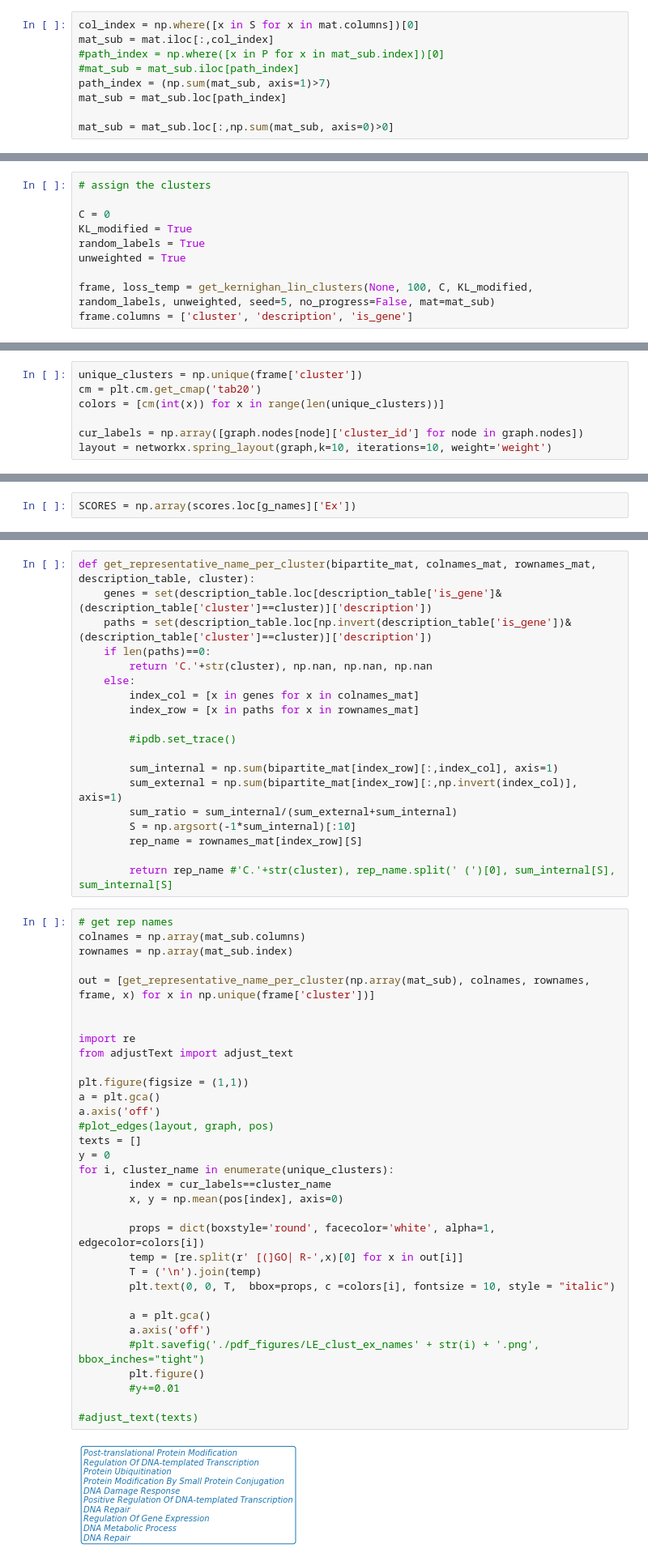
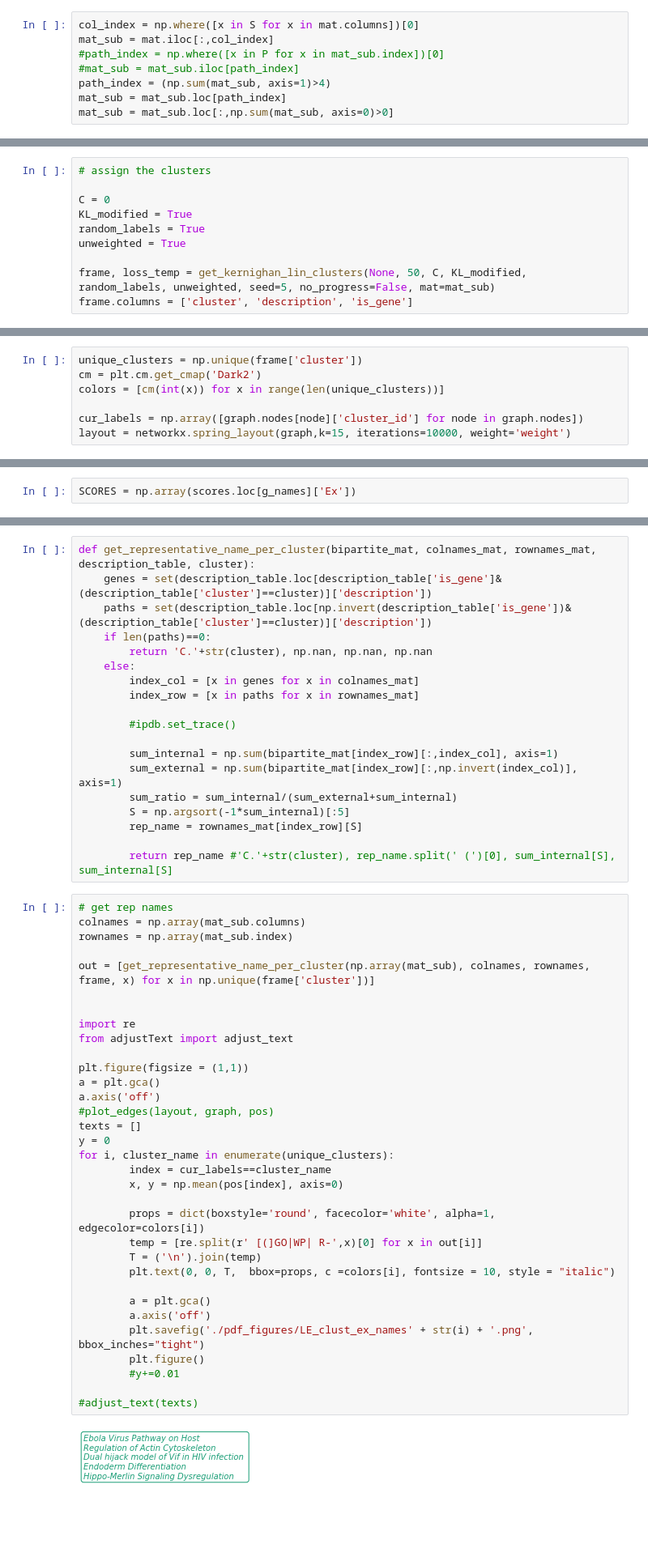
Before and after one commit to djunamay/ABCA7lof2, a Jupyter notebook: 10-KL_clusters.ipynb, the cells around one changed output, grey strips where cells are left out. Shown at 81% size. Cells and saved outputs as stored; diff of their text form; blank space fills up the shorter version.

```diff
--- a/10-KL_clusters.ipynb
+++ b/10-KL_clusters.ipynb
@@ -46,9 +41,8 @@ col_index = np.where([x in S for x in mat.columns])[0]
 mat_sub = mat.iloc[:,col_index]
 #path_index = np.where([x in P for x in mat_sub.index])[0]
 #mat_sub = mat_sub.iloc[path_index]
-path_index = (np.sum(mat_sub, axis=1)>7)
+path_index = (np.sum(mat_sub, axis=1)>4)
 mat_sub = mat_sub.loc[path_index]
-
 mat_sub = mat_sub.loc[:,np.sum(mat_sub, axis=0)>0]
 # %%
 mat_sub.shape
@@ -66,6 +56,6 @@ KL_modified = True
 random_labels = True
 unweighted = True
 
-frame, loss_temp = get_kernighan_lin_clusters(None, 100, C, KL_modified, random_labels, unweighted, seed=5, no_progress=False, mat=mat_sub)
+frame, loss_temp = get_kernighan_lin_clusters(None, 50, C, KL_modified, random_labels, unweighted, seed=5, no_progress=False, mat=mat_sub)
 frame.columns = ['cluster', 'description', 'is_gene']
 # %% [output]
@@ -99,11 +89,11 @@ components = list(networkx.connected_components(graph))
 unique_clusters = np.unique(np.array([graph.nodes[node]['cluster_id'] for node in graph.nodes]))
 # %%
 unique_clusters = np.unique(frame['cluster'])
-cm = plt.cm.get_cmap('tab20')
+cm = plt.cm.get_cmap('Dark2')
 colors = [cm(int(x)) for x in range(len(unique_clusters))]
 
 cur_labels = np.array([graph.nodes[node]['cluster_id'] for node in graph.nodes])
-layout = networkx.spring_layout(graph,k=10, iterations=10, weight='weight')
+layout = networkx.spring_layout(graph,k=15, iterations=10000, weight='weight')
 # %%
 scores = pd.read_csv('./processed_data/single_cell/all_scores.csv', index_col=0)
 # %%
@@ -216,7 +201,7 @@ def get_representative_name_per_cluster(bipartite_mat, colnames_mat, rownames_ma
         sum_internal = np.sum(bipartite_mat[index_row][:,index_col], axis=1)
         sum_external = np.sum(bipartite_mat[index_row][:,np.invert(index_col)], axis=1)
         sum_ratio = sum_internal/(sum_external+sum_internal)
-        S = np.argsort(-1*sum_internal)[:10]
+        S = np.argsort(-1*sum_internal)[:5]
         rep_name = rownames_mat[index_row][S]
 
         return rep_name #'C.'+str(cluster), rep_name.split(' (')[0], sum_internal[S], sum_internal[S]
@@ -225,33 +210,33 @@ def get_representative_name_per_cluster(bipartite_mat, colnames_mat, rownames_ma
 colnames = np.array(mat_sub.columns)
 rownames = np.array(mat_sub.index)
 
 out = [get_representative_name_per_cluster(np.array(mat_sub), colnames, rownames, frame, x) for x in np.unique(frame['cluster'])]
 
 
 import re
 from adjustText import adjust_text
 
 plt.figure(figsize = (1,1))
 a = plt.gca()
 a.axis('off')
 #plot_edges(layout, graph, pos)
 texts = []
 y = 0
 for i, cluster_name in enumerate(unique_clusters):
         index = cur_labels==cluster_name
         x, y = np.mean(pos[index], axis=0)
 
         props = dict(boxstyle='round', facecolor='white', alpha=1, edgecolor=colors[i])
-        temp = [re.split(r' [(]GO| R-',x)[0] for x in out[i]]
+        temp = [re.split(r' [(]GO|WP| R-',x)[0] for x in out[i]]
         T = ('\n').join(temp)
         plt.text(0, 0, T,  bbox=props, c =colors[i], fontsize = 10, style = "italic")
 
         a = plt.gca()
         a.axis('off')
-        #plt.savefig('./pdf_figures/LE_clust_ex_names' + str(i) + '.png', bbox_inches="tight")
+        plt.savefig('./pdf_figures/LE_clust_ex_names' + str(i) + '.png', bbox_inches="tight")
         plt.figure()
         #y+=0.01
 
 #adjust_text(texts)
 # %% [output]
-[figure, old version]
+[figure, new version]
```
Also changed, not shown: parts of 34 cells of this notebook, 2 other files.
